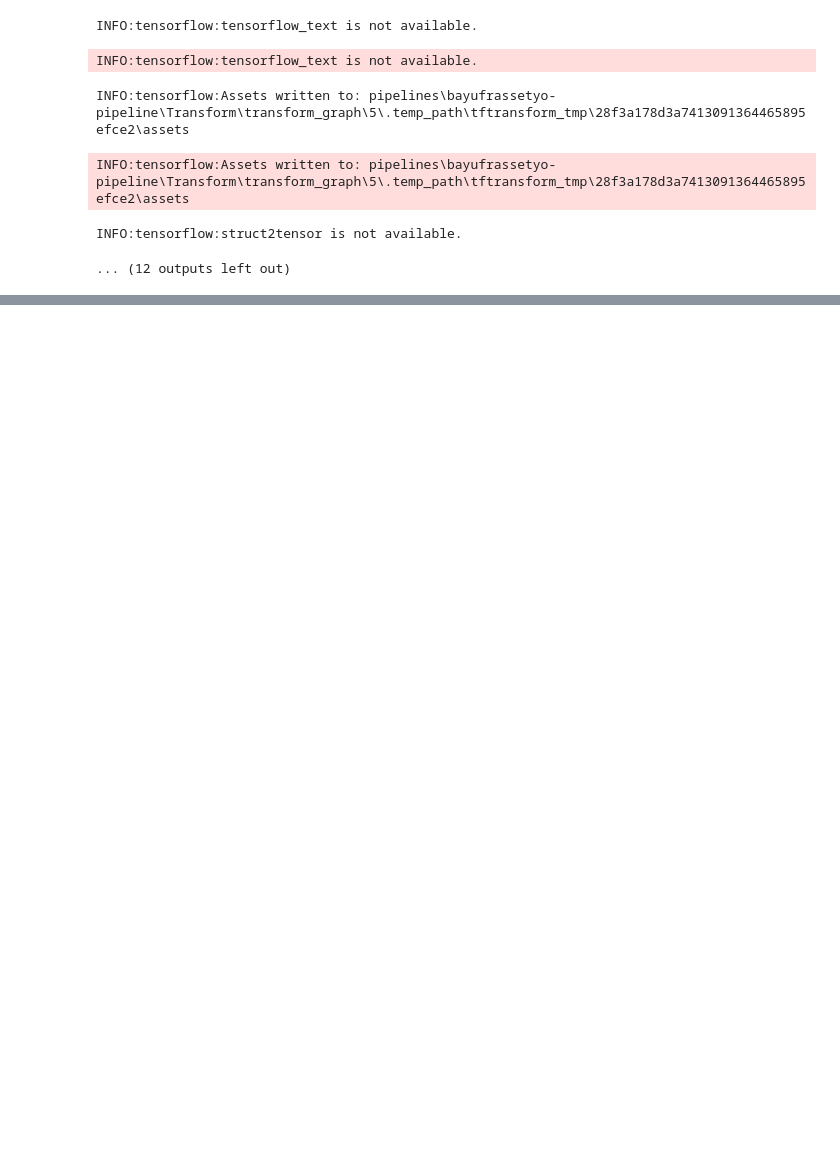
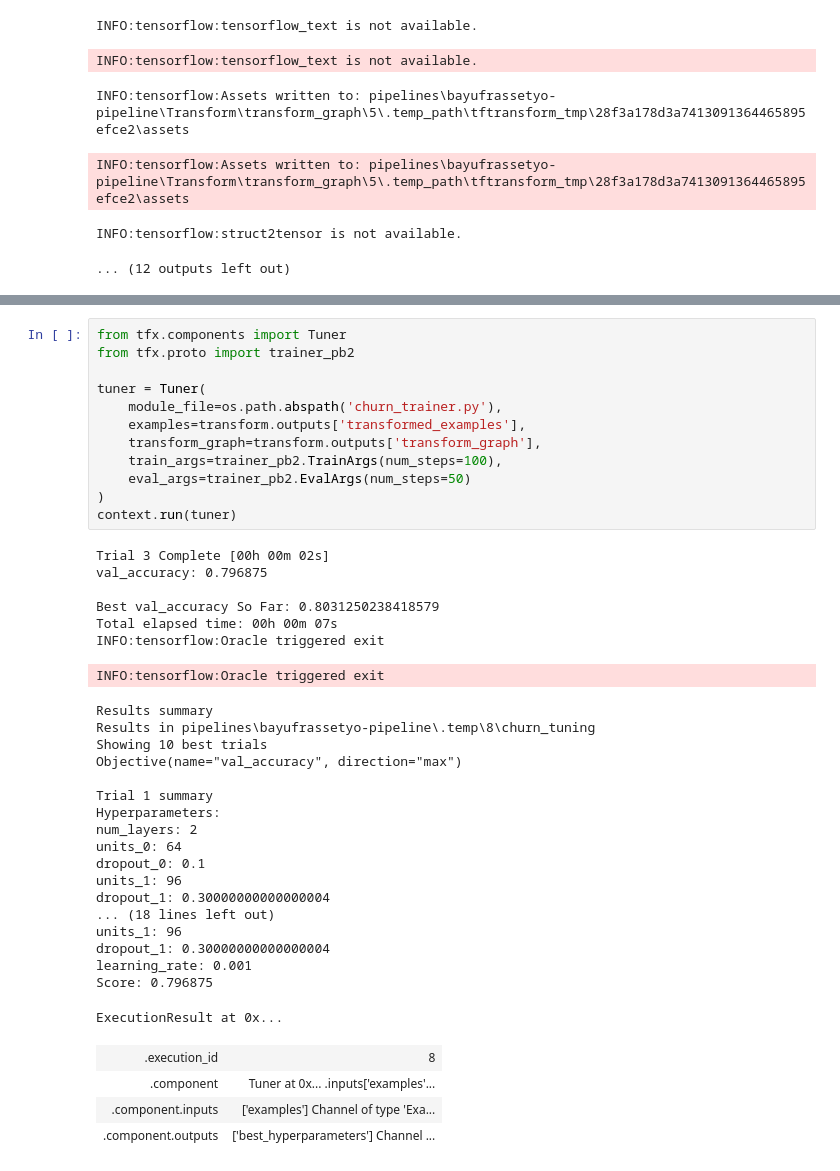
Before and after one commit to bayufrassetyo/Dicoding-PengembanganMachineLearningPipeline, a Jupyter notebook: notebook.ipynb, the cells around one changed output, grey strips where cells are left out. Cells and saved outputs as stored; diff of their text form; blank space fills up the shorter version.

```diff
--- a/notebook.ipynb
+++ b/notebook.ipynb
@@ -118,0 +122,42 @@ INFO:tensorflow:struct2tensor is not available.
+# %%
+from tfx.components import Tuner
+from tfx.proto import trainer_pb2
+
+tuner = Tuner(
+    module_file=os.path.abspath('churn_trainer.py'),
+    examples=transform.outputs['transformed_examples'],
+    transform_graph=transform.outputs['transform_graph'],
+    train_args=trainer_pb2.TrainArgs(num_steps=100),
+    eval_args=trainer_pb2.EvalArgs(num_steps=50)
+)
+context.run(tuner)
+# %% [output]
+Trial 3 Complete [00h 00m 02s]
+val_accuracy: 0.796875
+
+Best val_accuracy So Far: 0.8031250238418579
+Total elapsed time: 00h 00m 07s
+INFO:tensorflow:Oracle triggered exit
+INFO:tensorflow:Oracle triggered exit
+Results summary
+Results in pipelines\bayufrassetyo-pipeline\.temp\8\churn_tuning
+Showing 10 best trials
+Objective(name="val_accuracy", direction="max")
+
+Trial 1 summary
+Hyperparameters:
+num_layers: 2
+units_0: 64
+dropout_0: 0.1
+units_1: 96
+dropout_1: 0.30000000000000004
+... (18 lines left out)
+units_1: 96
+dropout_1: 0.30000000000000004
+learning_rate: 0.001
+Score: 0.796875
+ExecutionResult at 0x...
+| .execution_id | 8 |
+| .component | Tuner at 0x... .inputs['examples'... |
+| .component.inputs | ['examples'] Channel of type 'Exa... |
+| .component.outputs | ['best_hyperparameters'] Channel ... |
```
Also changed, not shown: parts of 8 cells of this notebook, 26 other files.
